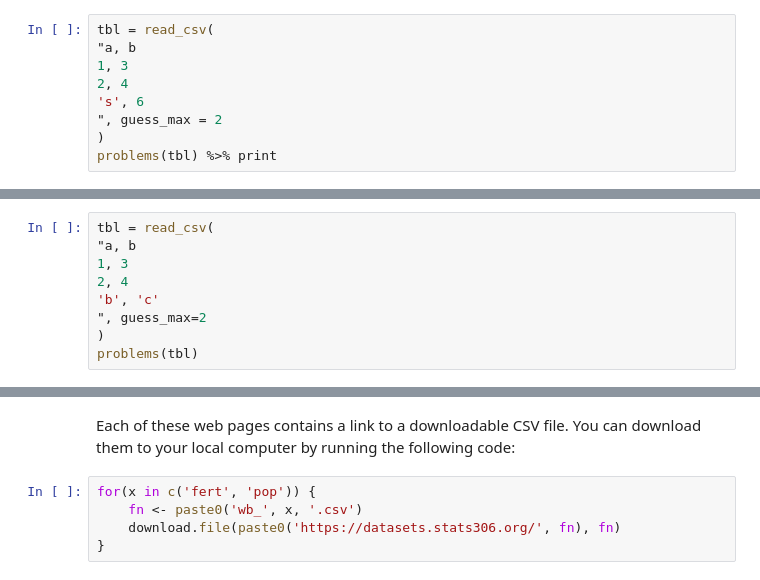
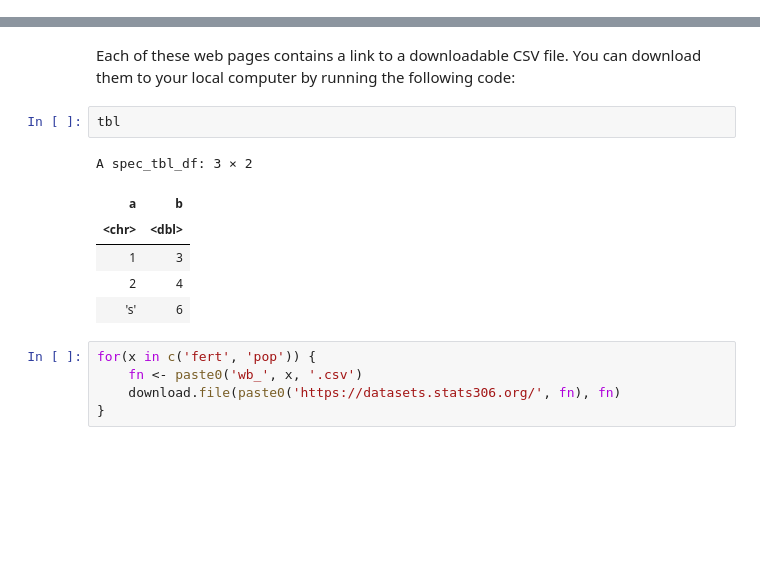
Before and after one commit to stats306/w23, a Jupyter notebook: lectures/week7/lecture10.ipynb, the cells around one changed output, grey strips where cells are left out. Cells and saved outputs as stored; diff of their text form; blank space fills up the shorter version.

```diff
--- a/lectures/week7/lecture10.ipynb
+++ b/lectures/week7/lecture10.ipynb
@@ -332,9 +270,0 @@ The first step is to guess each column type. The parser functions will look at t
-# %%
-tbl = read_csv(
-"a, b
-1, 3
-2, 4
-'s', 6
-", guess_max = 2
-)
-problems(tbl) %>% print
@@ -373,9 +270,0 @@ A useful function for figuring out why parsing went wrong is `problems()`:
-# %%
-tbl = read_csv(
-"a, b
-1, 3
-2, 4
-'b', 'c'
-", guess_max=2
-)
-problems(tbl)
@@ -422,6 +317,15 @@ First I visited the World Bank. They have data on total population size as well
 - [Fertility rate](https://data.worldbank.org/indicator/SP.DYN.TFRT.IN)
 # %% [markdown]
 Each of these web pages contains a link to a downloadable CSV file. You can download them to your local computer by running the following code:
+# %%
+tbl
+# %% [output]
+A spec_tbl_df: 3 × 2
+| a | b |
+| <chr> | <dbl> |
+| 1 | 3 |
+| 2 | 4 |
+| 's' | 6 |
 # %%
 for(x in c('fert', 'pop')) {
     fn <- paste0('wb_', x, '.csv')
```
Also changed, not shown: parts of 20 cells of this notebook.
